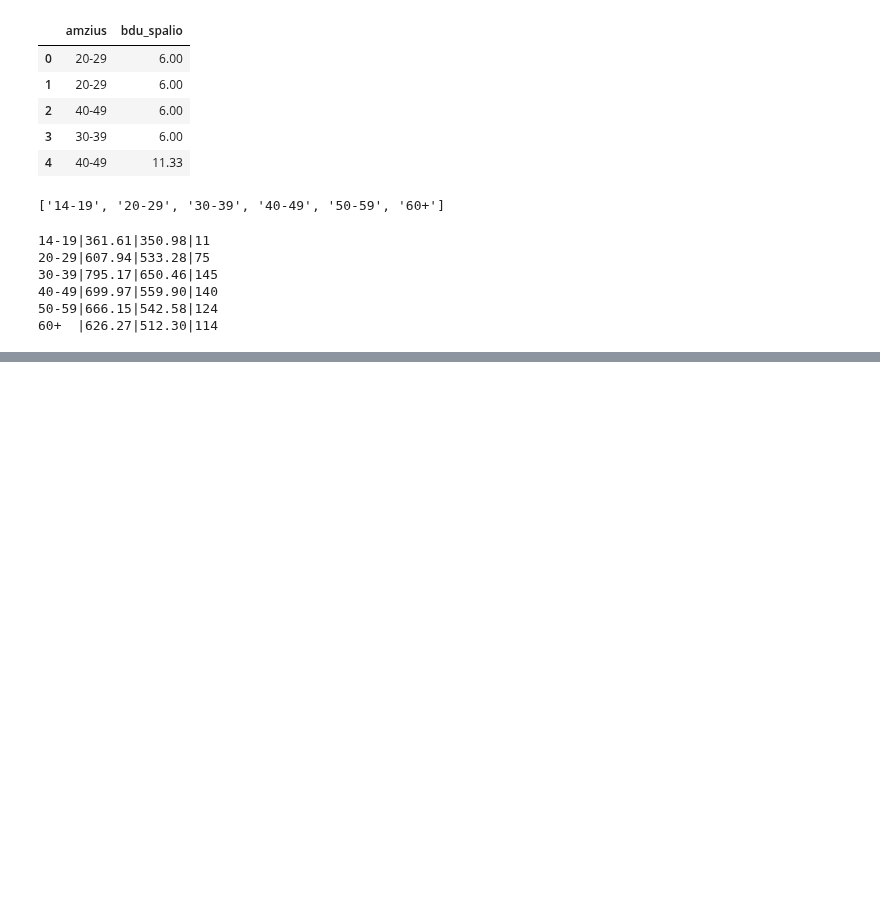
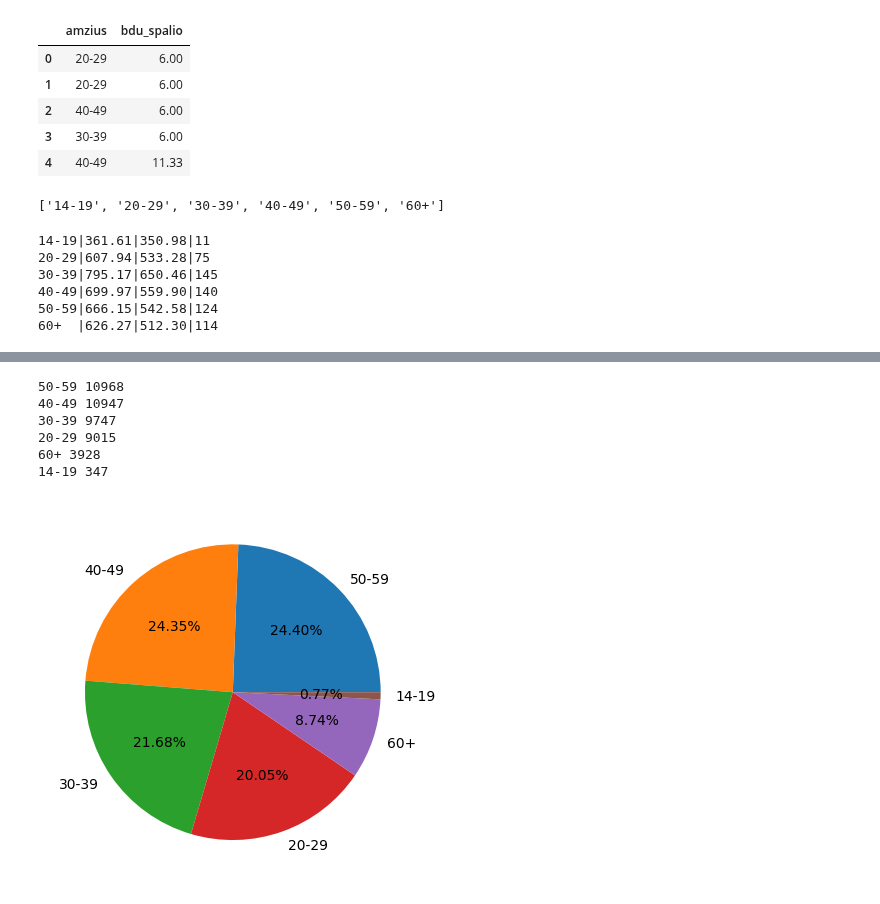
Before and after one commit to ISeeBugsEverywhere/DataScienceNotebooks, a Jupyter notebook: Studentai/PauliusS/Paskaita27 (Panda).ipynb, the cells around one changed output, grey strips where cells are left out. Saved outputs shown, nothing was run; the diff lists cells and outputs as text; code cells hidden in the pictures; blank space fills up the shorter version.

```diff
--- a/Studentai/PauliusS/Paskaita27 (Panda).ipynb
+++ b/Studentai/PauliusS/Paskaita27 (Panda).ipynb
@@ -365,15 +365,15 @@ df_f.head()
 #atvaizduokime procentiskai su pie plot tai
 # Suskaičiuojame lyčių pasiskirstymą
 
-c = df['lytis'].value_counts()
+dmot = df['lytis'].value_counts()
 
-lytys = c.index
-kiekiai = c.values
+imone = dmot.index
+kiekiai = dmot.values
 
-for li, ci in zip(lytys, kiekiai):
+for li, ci in zip(imone, kiekiai):
     print(li, ci)
 
-plt.pie(x=kiekiai, labels=lytys, autopct='%.2f%%')
+plt.pie(x=kiekiai, labels=imone, autopct='%.2f%%')
 plt.show()
 # %% [output]
 M 22586
@@ -452,0 +450,3 @@ print(amzius1)
+# %%
+df = df14[['lytis', 'amzius', 'issilavinimas', 'nuosavybe', 'im_dydis']]    #pateikiame sarasa stulpeliu ka norime matyti                                                                            #jei norime kad butu issaugotas, turime priskirti kintamajam
+df.head()
@@ -452,0 +460,14 @@ print(amzius1)
+# %%
+lytis1 = df['lytis'].value_counts().sort_index(ascending=True).index.to_list()    #.sort_index surusiuoja pagal abecele
+print(lytis1)
+
+dmot = df['lytis'].value_counts()
+
+imone = dmot.index
+kiekiai = dmot.values
+
+for li, ci in zip(imone, kiekiai):
+    print(li, ci)
+
+plt.pie(x=kiekiai, labels=imone, autopct='%.2f%%')
+plt.show()
@@ -452,0 +479,19 @@ print(amzius1)
+# %%
+dmot = df['amzius'].value_counts()
+
+imone = dmot.index
+kiekiai = dmot.values
+
+for li, ci in zip(imone, kiekiai):
+    print(li, ci)
+
+plt.pie(x=kiekiai, labels=imone, autopct='%.2f%%')
+plt.show()
+# %% [output]
+50-59 10968
+40-49 10947
+30-39 9747
+20-29 9015
+60+ 3928
+14-19 347
+[figure, added]
```
Also changed, not shown: parts of 9 cells of this notebook, 1 other file.
